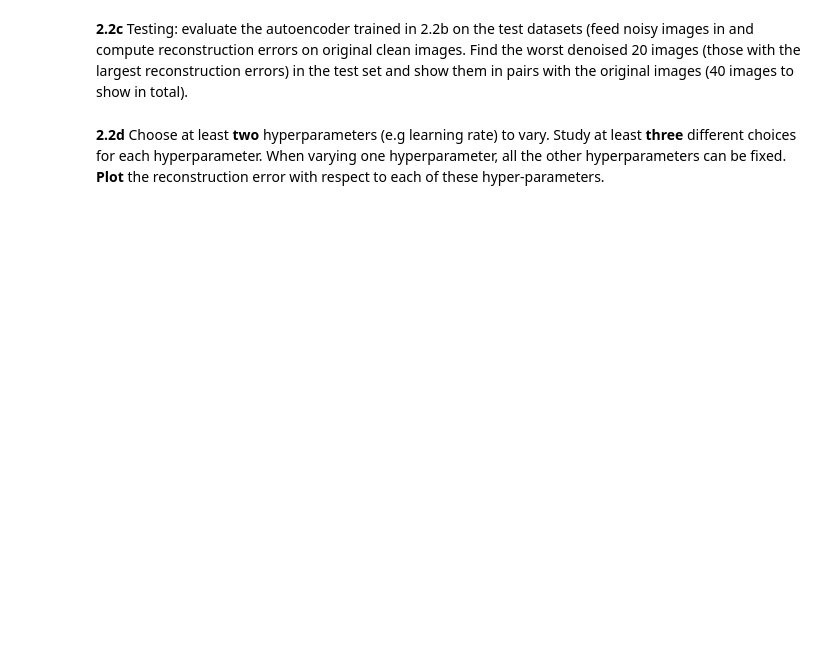
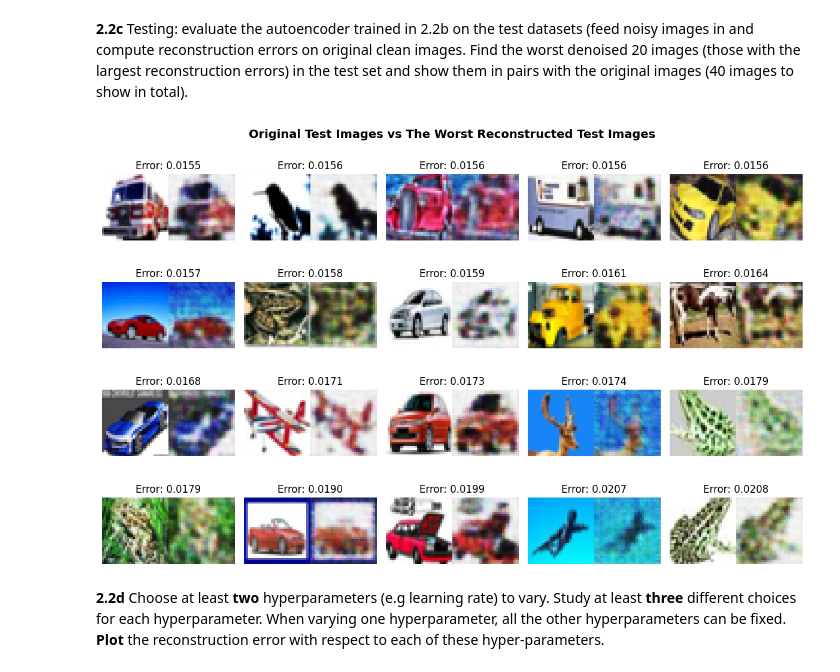
Before and after one commit to pladee42/assg-machine-learning, a Jupyter notebook: assignment_liq23wr.ipynb, the cells around one changed output. Drawn from its saved outputs; the diff is of its cells as text; code cells hidden in the pictures; blank space fills up the shorter version.

```diff
--- a/assignment_liq23wr.ipynb
+++ b/assignment_liq23wr.ipynb
@@ -1433,2 +1650,55 @@ Read about denoising autoencoders at [Wikipedia](https://en.wikipedia.org/wiki/A
+# %%
+# Code your solution here
+torch.manual_seed(1830703)  # For CPU and MPS
+torch.cuda.manual_seed_all(1830703)  # For CUDA
+
+def predict_autoencoder(model, testloader=testloader):
+    model.eval()
+    device = torch.device("cuda" if torch.cuda.is_available() else ("mps" if torch.backends.mps.is_available() else "cpu"))
+    loss_function = nn.MSELoss(reduction='none')
+    errors = []
+    all_clean_images = []
+    all_recon_images = []
+    with torch.no_grad():
+        for clean_images, _ in testloader:
+            clean_images = clean_images.to(device)
+            noised_images = add_noise(clean_images).to(device)
+            recon = model(noised_images)
+            batch_errors = loss_function(recon, clean_images).mean(dim=[1, 2, 3])
+
+            errors.extend(batch_errors.cpu().numpy())
+            all_clean_images.extend(clean_images.cpu().numpy())
+            all_recon_images.extend(recon.cpu().numpy())
+
+    return np.array(errors), np.array(all_clean_images), np.array(all_recon_images)
+
+errors, all_clean_images, all_recon_images = predict_autoencoder(model=trained_model)
+# Find indices of the top 20 largest errors
+worst_indices = np.argsort(errors)[-20:]
+# Find the worst reconstructed images
+worst_clean_images = torch.from_numpy(all_clean_images[worst_indices])
+worst_recon_images = torch.from_numpy(all_recon_images[worst_indices])
+
+# Plotting
+fig, axes = plt.subplots(4, 5, figsize=(12, 8))
+axes = axes.flatten()
+
+def imshow(i, indice, img):
+    npimg = img.numpy()
+    axes[i].imshow(np.transpose(npimg, (1, 2, 0))) # permute dimensions to numpy format for display
+    axes[i].axis('off')  # Hide axes
+    axes[i].set_title(f'Error: {errors[indice]:.4f}')
+
+for i in range(20):
+    indice = worst_indices[i]
+    concatenated_image = torch.cat([worst_clean_images[i], worst_recon_images[i]], dim=2)
+    imshow(i, indice, concatenated_image)
+
+# Add a main title for the entire figure
+fig.suptitle('Original Test Images vs The Worst Reconstructed Test Images', fontweight='bold', fontsize=14)
+plt.tight_layout()
+plt.show()
+# %% [output]
+[figure, added]
 # %% [markdown]
 **2.2d** Choose at least **two** hyperparameters (e.g learning rate) to vary. Study at least **three** different choices for each hyperparameter. When varying one hyperparameter, all the other hyperparameters can be fixed. **Plot** the reconstruction error with respect to each of these hyper-parameters.
```
Also changed, not shown: parts of 34 cells of this notebook.
